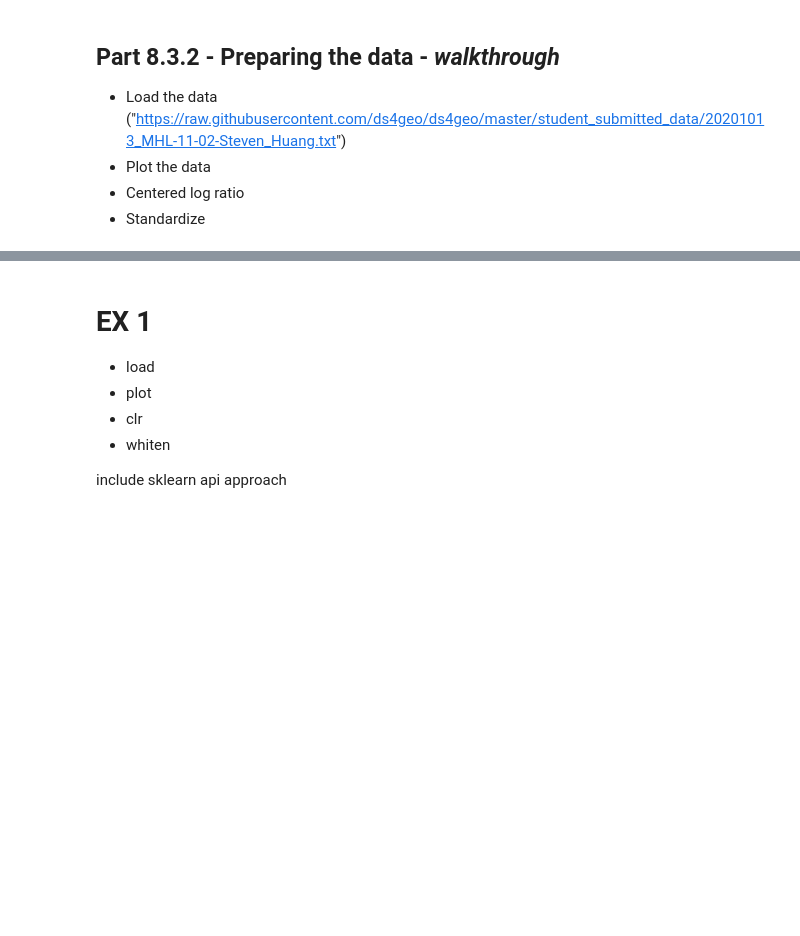
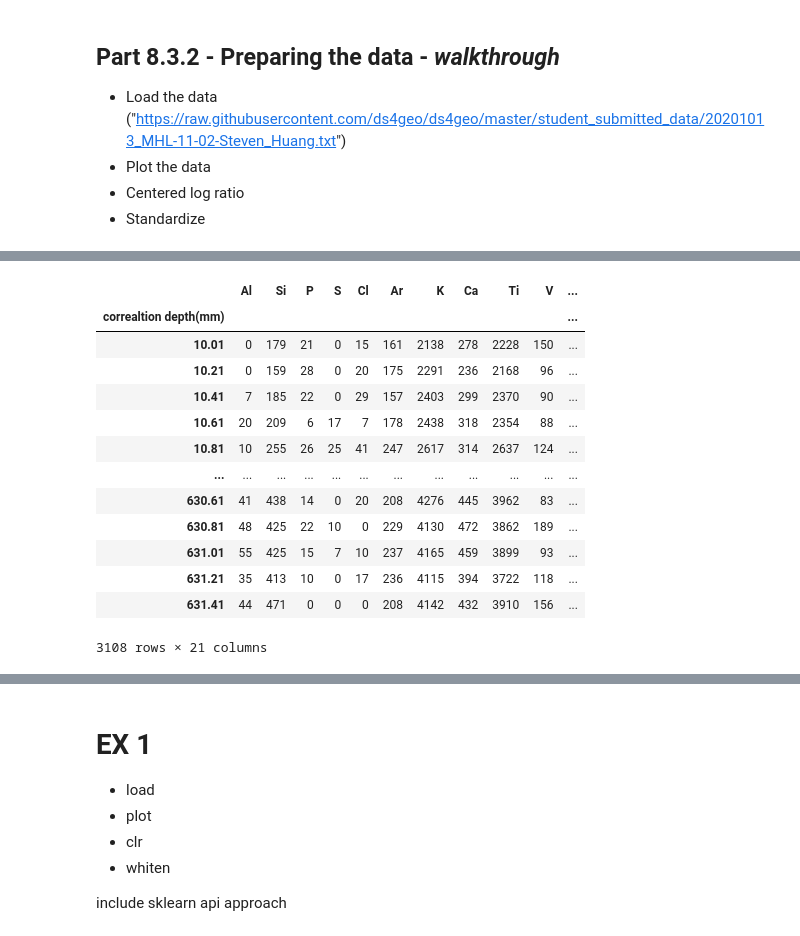
Before and after one commit to ds4geo/ds4geo, a Jupyter notebook: WS 2020 Course Notes/Session 8.ipynb, the cells around one changed output, grey strips where cells are left out. Drawn from its saved outputs; the diff is of its cells as text; code cells hidden in the pictures; blank space fills up the shorter version.

```diff
--- a/WS 2020 Course Notes/Session 8.ipynb
+++ b/WS 2020 Course Notes/Session 8.ipynb
@@ -40,0 +56,20 @@ xrf
+# %%
+# Select just the element data
+xrf.index = xrf["correaltion depth(mm)"]
+ele = xrf.loc[:, "Al": "Pb"]
+ele
+# %% [output]
+|  | Al | Si | P | S | Cl | Ar | K | Ca | Ti | V | ... |
+| correaltion depth(mm) |  |  |  |  |  |  |  |  |  |  | ... |
+| 10.01 | 0 | 179 | 21 | 0 | 15 | 161 | 2138 | 278 | 2228 | 150 | ... |
+| 10.21 | 0 | 159 | 28 | 0 | 20 | 175 | 2291 | 236 | 2168 | 96 | ... |
+| 10.41 | 7 | 185 | 22 | 0 | 29 | 157 | 2403 | 299 | 2370 | 90 | ... |
+| 10.61 | 20 | 209 | 6 | 17 | 7 | 178 | 2438 | 318 | 2354 | 88 | ... |
+| 10.81 | 10 | 255 | 26 | 25 | 41 | 247 | 2617 | 314 | 2637 | 124 | ... |
+| ... | ... | ... | ... | ... | ... | ... | ... | ... | ... | ... | ... |
+| 630.61 | 41 | 438 | 14 | 0 | 20 | 208 | 4276 | 445 | 3962 | 83 | ... |
+| 630.81 | 48 | 425 | 22 | 10 | 0 | 229 | 4130 | 472 | 3862 | 189 | ... |
+| 631.01 | 55 | 425 | 15 | 7 | 10 | 237 | 4165 | 459 | 3899 | 93 | ... |
+| 631.21 | 35 | 413 | 10 | 0 | 17 | 236 | 4115 | 394 | 3722 | 118 | ... |
+| 631.41 | 44 | 471 | 0 | 0 | 0 | 208 | 4142 | 432 | 3910 | 156 | ... |
+3108 rows × 21 columns
```
Also changed, not shown: parts of 5 cells of this notebook.
